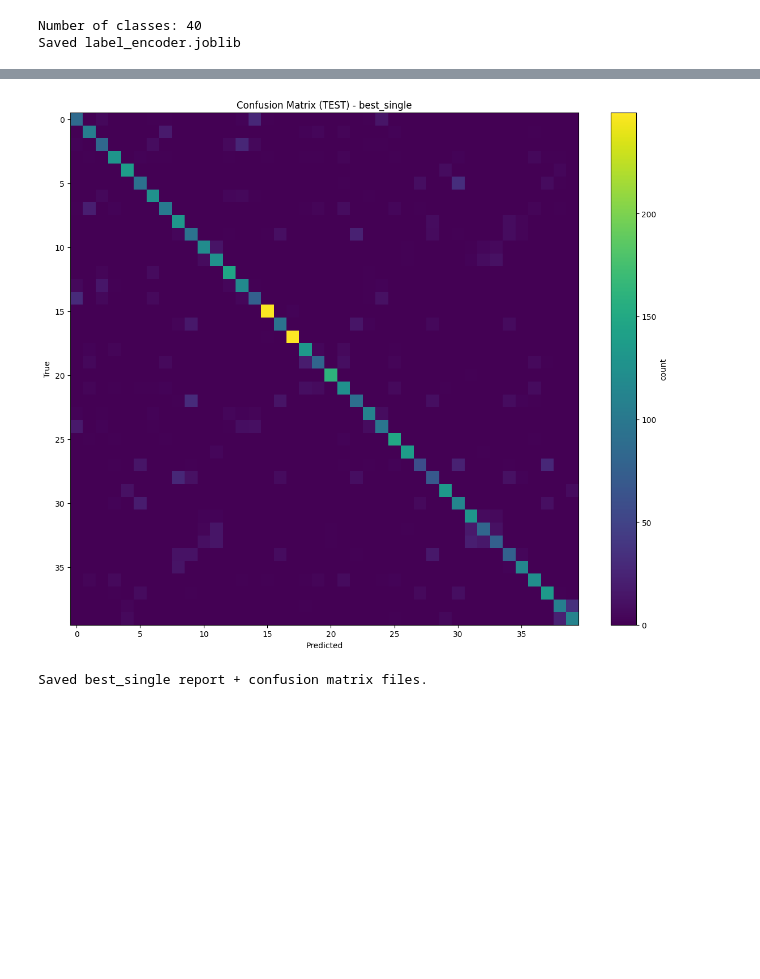
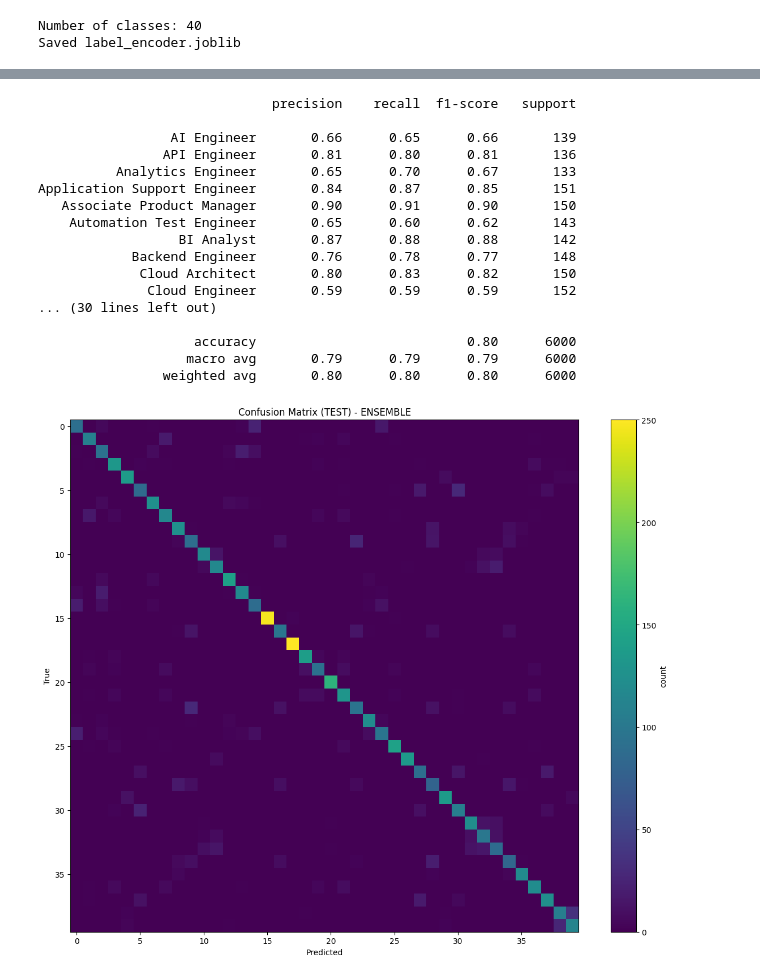
Before and after one commit to MrBeastGamerZz/Career_Prediction_CapstoneProject, a Jupyter notebook: career_prediction.ipynb, the cells around one changed output, grey strips where cells are left out. Saved outputs shown, nothing was run; the diff lists cells and outputs as text; code cells hidden in the pictures; blank space fills up the shorter version.

```diff
--- a/career_prediction.ipynb
+++ b/career_prediction.ipynb
@@ -17,7 +24,7 @@ SEED = 42
 df = pd.read_csv(DATA_PATH)
 
 # Output folder for saved files
-OUT_DIR = Path("artifacts_layer1_2")
+OUT_DIR = Path("artifacts_layer")
 OUT_DIR.mkdir(exist_ok=True)
 print("Dataset shape:", df.shape)
 print("Total columns:", len(df.columns))
@@ -579,12 +696,15 @@ RandomForest VAL results: {'accuracy': 0.779, 'macro_f1': 0.765070585192801, 'ma
 # %%
 # Logistic Regression model + results
 lr_model = LogisticRegression(
-    max_iter=2000,
-    class_weight="balanced"
+    C=1.0,
+    solver="lbfgs",
+    penalty="l2",
+    class_weight="balanced",
+    max_iter=4000,
 )
 
-lr_metrics, lr_fitted = eval_on_val(
+lr_metrics, lr_fitted = eval_on_val_metrics(
     lr_model, X_train_proc, y_train_enc, X_val_proc, y_val_enc, k=3
 )
-print("LogisticRegression VAL results:", lr_metrics)
+print_metrics_list("LogisticRegression results", lr_metrics)
 # %% [output]
@@ -974,30 +1058,47 @@ FINAL model chosen for Layer 5 outputs: ensemble
 # %%
-# Part D: Reports + Confusion matrices (for BOTH models)
-def save_reports(prefix, y_true, y_pred):
-    rpt = classification_report(y_true, y_pred, target_names=label_encoder.classes_, zero_division=0)
-    (OUT_DIR / f"{prefix}_classification_report_test.txt").write_text(rpt)
+# Reports + Confusion matrices
+# Classification report
+report_txt = classification_report(
+    y_test_enc, ens_pred_test,
+    target_names=label_encoder.classes_,
+    zero_division=0
+)
+print(report_txt)
+(OUT_DIR / "ensemble_classification_report_test.txt").write_text(report_txt)
 
-    cm = confusion_matrix(y_true, y_pred)
-    cm_df = pd.DataFrame(cm, index=label_encoder.classes_, columns=label_encoder.classes_)
-    cm_df.to_csv(OUT_DIR / f"{prefix}_confusion_matrix_test.csv", index=True)
+# Confusion matrix
+cm = confusion_matrix(y_test_enc, ens_pred_test)
+cm_df = pd.DataFrame(cm, index=label_encoder.classes_, columns=label_encoder.classes_)
+cm_df.to_csv(OUT_DIR / "ensemble_confusion_matrix_test.csv", index=True)
 
-    plt.figure(figsize=(12, 10))
-    plt.imshow(cm, aspect="auto")
-    plt.colorbar(label="count")
-    plt.title(f"Confusion Matrix (TEST) - {prefix}")
-    plt.xlabel("Predicted")
-    plt.ylabel("True")
-    plt.tight_layout()
-    plt.savefig(OUT_DIR / f"{prefix}_confusion_matrix_test.png", dpi=200)
-    plt.show()
+plt.figure(figsize=(12, 10))
+plt.imshow(cm, aspect="auto")
+plt.colorbar(label="count")
+plt.title("Confusion Matrix (TEST) - ENSEMBLE")
+plt.xlabel("Predicted")
+plt.ylabel("True")
+plt.tight_layout()
+plt.savefig(OUT_DIR / "ensemble_confusion_matrix_test.png", dpi=200)
+plt.show()
 
-    print(f"Saved {prefix} report + confusion matrix files.")
-
-if best_pred_test is not None:
-    save_reports("best_single", y_test_enc, best_pred_test)
-
-if ens_pred_test is not None:
-    save_reports("ensemble", y_test_enc, ens_pred_test)
+print("Saved ensemble_classification_report_test.txt")
+print("Saved ensemble_confusion_matrix_test.csv and .png")
 # %% [output]
+                              precision    recall  f1-score   support
+
+                 AI Engineer       0.66      0.65      0.66       139
+                API Engineer       0.81      0.80      0.81       136
+          Analytics Engineer       0.65      0.70      0.67       133
+Application Support Engineer       0.84      0.87      0.85       151
+   Associate Product Manager       0.90      0.91      0.90       150
+    Automation Test Engineer       0.65      0.60      0.62       143
+                  BI Analyst       0.87      0.88      0.88       142
+            Backend Engineer       0.76      0.78      0.77       148
+             Cloud Architect       0.80      0.83      0.82       150
+              Cloud Engineer       0.59      0.59      0.59       152
+... (30 lines left out)
+
+                    accuracy                           0.80      6000
+                   macro avg       0.79      0.79      0.79      6000
+                weighted avg       0.80      0.80      0.80      6000
-[figure, old version]
+[figure, new version]
-Saved best_single report + confusion matrix files.
```
Also changed, not shown: parts of 26 cells of this notebook, 19 other files.
